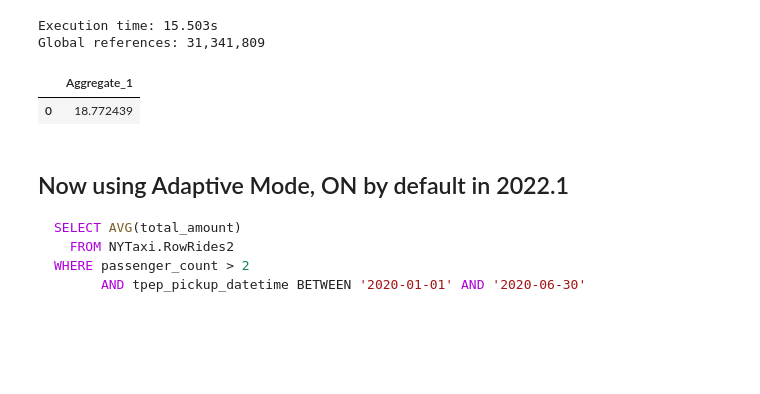
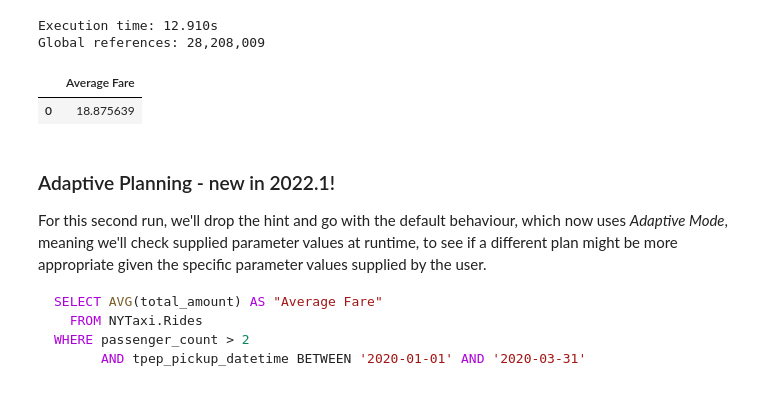
Before and after one commit to bdeboe/isc-taxi-demo, a Jupyter notebook: src/python/demo-GS22-Keynote.ipynb, the cells around one changed output. Drawn from its saved outputs; the diff is of its cells as text; code cells hidden in the pictures; blank space fills up the shorter version.

````diff
--- a/src/python/demo-GS22-Keynote.ipynb
+++ b/src/python/demo-GS22-Keynote.ipynb
@@ -99,22 +194,21 @@ WHERE passenger_count > 2
 ```
 # %%
 reset_compare()
-query("SELECT %NORUNTIME AVG(total_amount) "+
-        "FROM NYTaxi.RowRides2 "+
-        "WHERE passenger_count > 2 "+
-              "AND tpep_pickup_datetime BETWEEN '2020-01-01' AND '2020-06-30'")
+query("SELECT %NORUNTIME AVG(total_amount) AS \"Average Fare\" FROM NYTaxi.Rides24M WHERE passenger_count > 2 AND tpep_pickup_datetime BETWEEN '2020-01-01' AND '2020-03-31'", compare="default plan")
 # %% [output]
-Execution time: 15.503s
-Global references: 31,341,809
+Execution time: 12.910s
+Global references: 28,208,009
-|  | Aggregate_1 |
-| 0 | 18.772439 |
+|  | Average Fare |
+| 0 | 18.875639 |
 # %% [markdown]
-## Now using Adaptive Mode, ON by default in 2022.1
+### Adaptive Planning - new in 2022.1!
+
+For this second run, we'll drop the hint and go with the default behaviour, which now uses _Adaptive Mode_, meaning we'll check supplied parameter values at runtime, to see if a different plan might be more appropriate given the specific parameter values supplied by the user.
 
 ```sql
-SELECT AVG(total_amount)
-  FROM NYTaxi.RowRides2
+SELECT AVG(total_amount) AS "Average Fare"
+  FROM NYTaxi.Rides
 WHERE passenger_count > 2
-      AND tpep_pickup_datetime BETWEEN '2020-01-01' AND '2020-06-30'
+      AND tpep_pickup_datetime BETWEEN '2020-01-01' AND '2020-03-31'
 ```
 # %%
````
Also changed, not shown: parts of 16 cells of this notebook, 2 other files.
